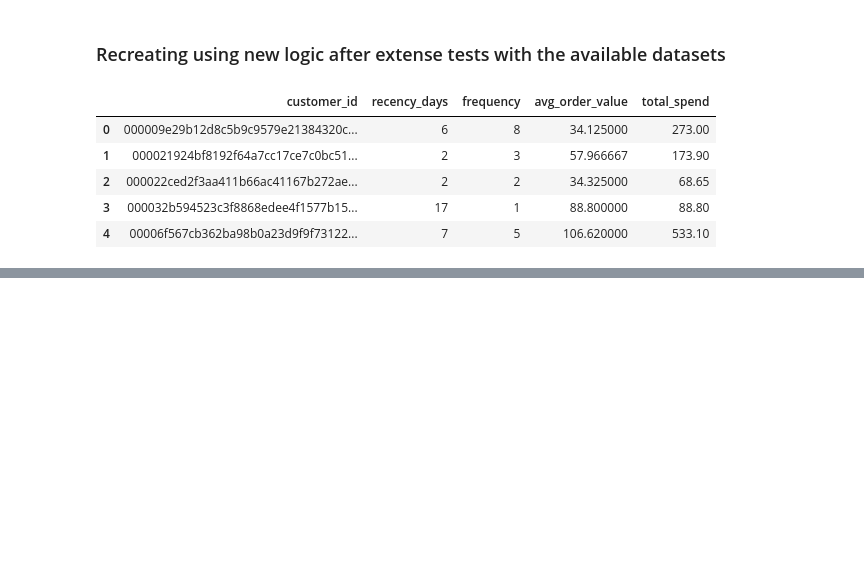
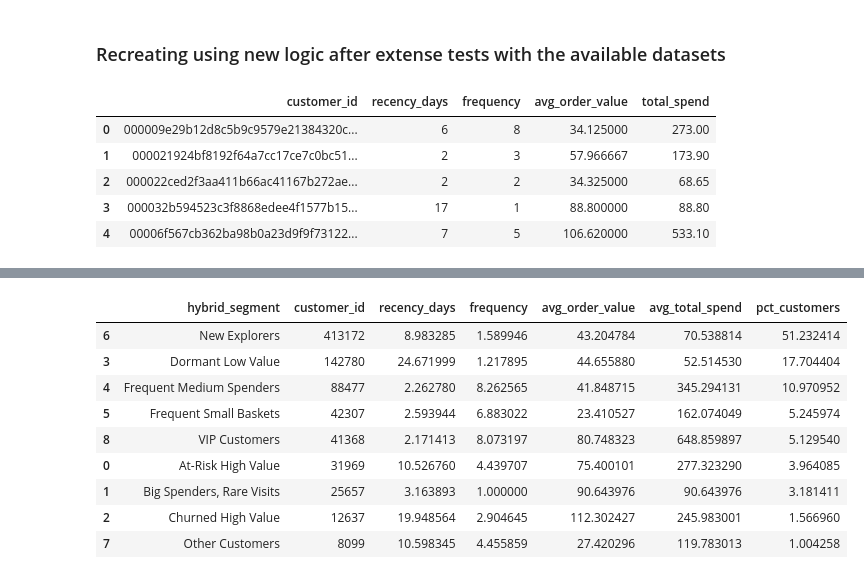
Before and after one commit to henriquehashimoto/ifood_coupon_analysis, a Jupyter notebook: notebooks/03_segmentations.ipynb, the cells around one changed output, grey strips where cells are left out. Cells and saved outputs as stored; diff of their text form; code cells hidden in the pictures; blank space fills up the shorter version.

```diff
--- a/notebooks/03_segmentations.ipynb
+++ b/notebooks/03_segmentations.ipynb
@@ -213,18 +222,18 @@ def create_hybrid_segment(row):
     elif row['is_low_frequency'] and row['is_high_aov'] and row['is_active']:
         return 'Big Spenders, Rare Visits'
 
-    # High-Value, Recently Inactive
+    # High-Value, Recently Inactive (didnt had an order in the last 7-15 days; 15+ would be considered inactive)
     # High-value users who recently became inactive; target with backflow campaigns
     elif row['is_high_value'] and not row['is_active'] and not row['is_inactive']:
         return 'At-Risk High Value'
 
     # High-Value, Long Inactive (needs aggressive backflow)
-    # High-value users who have been inactive for a long time; require strong re-engagement
+    # High-value users who have been inactive for a longer time; may require strong re-engagement
     elif row['is_high_value'] and row['is_inactive']:
         return 'Churned High Value'
 
-    # New Customers (needs onboarding incentives)
-    # New customers exploring the platform; focus on onboarding and engagement
+    # New Customers (needs onboarding incentives), focus on onboarding and engagement
+    # New customers exploring the platform; here is limit we need first order date to be precise
     elif row['is_new']:
         return 'New Explorers'
 
@@ -233,16 +242,27 @@ def create_hybrid_segment(row):
     elif row['is_high_frequency'] and row['is_high_aov'] and row['is_active']:
         return 'VIP Customers'
 
-
     # Average Active Customers (needs general growth incentives)
     # Regular users with stable engagement; nurture them for long-term retention
     elif row['is_active'] and not row['is_low_frequency'] and not row['is_high_frequency']:
         return 'Core Customers'
 
     # Low-Value Inactive (needs reactivation but lower priority)
-    # Low-value users who are inactive; lower priority for reactivation effortsv
+    # Low-value users who are inactive; lower priority for reactivation efforts
     elif row['is_inactive'] and not row['is_high_value']:
         return 'Dormant Low Value'
+
+    # High Frequency, Medium AOV - Active customers with high frequency but neither high nor low AOV
+    elif row['is_high_frequency'] and not row['is_high_aov'] and not row['is_low_aov'] and row['is_active']:
+        return 'Frequent Medium Spenders'
+
+    # Medium Frequency, Medium AOV - Stable customers with moderate engagement and spending
+    elif not row['is_high_frequency'] and not row['is_low_frequency'] and not row['is_high_aov'] and not row['is_low_aov'] and row['is_active']:
+        return 'Steady Customers'
+
+    # Recently Active, Inconsistent Pattern - Customers who are active but have inconsistent patterns
+    elif row['is_active'] and not row['is_new']:
+        return 'Active Inconsistent'
 
     # Catch-all for any remaining customers
     # Default category for any users who do not fit other segments
@@ -250,4 +270,7 @@ def create_hybrid_segment(row):
         return 'Other Customers'
 
 # Apply the segmentation function
-df_rfm['hybrid_segment'] = df_rfm.apply(create_hybrid_segment, axis=1)
+rfm['hybrid_segment'] = rfm.apply(create_hybrid_segment, axis=1)
+
+
+rfm.head()
@@ -254,21 +284,34 @@ df_rfm['hybrid_segment'] = df_rfm.apply(create_hybrid_segment, axis=1)
 # %%
-# Step 4: Analyze Segment Characteristics
-# Examine the characteristics of each segment to validate your grouping and refine incentive strategies:
+# Analyze Segment Characteristics
+# Verifying the characteristics of each segment to validate the grouping and refine incentive strategies if necessary:
 
 # Calculate segment metrics
-segment_profile = df_rfm.groupby('hybrid_segment').agg({
+df_segment_profile = rfm.groupby('hybrid_segment').agg({
     'customer_id': 'count',
     'recency_days': 'mean',
     'frequency': 'mean',
     'avg_order_value': 'mean',
     'total_spend': 'mean'
 }).reset_index()
+df_segment_profile = df_segment_profile.rename(columns={'total_spend':'avg_total_spend'})
+
 
 # Calculate percentage of total customer base
-segment_profile['pct_customers'] = segment_profile['customer_id'] / segment_profile['customer_id'].sum() * 100
+df_segment_profile['pct_customers'] = df_segment_profile['customer_id'] / df_segment_profile['customer_id'].sum() * 100
 
 # Sort by customer count to see largest segments first
-segment_profile = segment_profile.sort_values('customer_id', ascending=False)
+df_segment_profile = df_segment_profile.sort_values('customer_id', ascending=False)
 
-print(segment_profile)
+df_segment_profile.head(15)
+# %% [output]
+|  | hybrid_segment | customer_id | recency_days | frequency | avg_order_value | avg_total_spend | pct_customers |
+| 6 | New Explorers | 413172 | 8.983285 | 1.589946 | 43.204784 | 70.538814 | 51.232414 |
+| 3 | Dormant Low Value | 142780 | 24.671999 | 1.217895 | 44.655880 | 52.514530 | 17.704404 |
+| 4 | Frequent Medium Spenders | 88477 | 2.262780 | 8.262565 | 41.848715 | 345.294131 | 10.970952 |
+| 5 | Frequent Small Baskets | 42307 | 2.593944 | 6.883022 | 23.410527 | 162.074049 | 5.245974 |
+| 8 | VIP Customers | 41368 | 2.171413 | 8.073197 | 80.748323 | 648.859897 | 5.129540 |
+| 0 | At-Risk High Value | 31969 | 10.526760 | 4.439707 | 75.400101 | 277.323290 | 3.964085 |
+| 1 | Big Spenders, Rare Visits | 25657 | 3.163893 | 1.000000 | 90.643976 | 90.643976 | 3.181411 |
+| 2 | Churned High Value | 12637 | 19.948564 | 2.904645 | 112.302427 | 245.983001 | 1.566960 |
+| 7 | Other Customers | 8099 | 10.598345 | 4.455859 | 27.420296 | 119.783013 | 1.004258 |
 # %%
```
Also changed, not shown: parts of 8 cells of this notebook, 1 other file.
